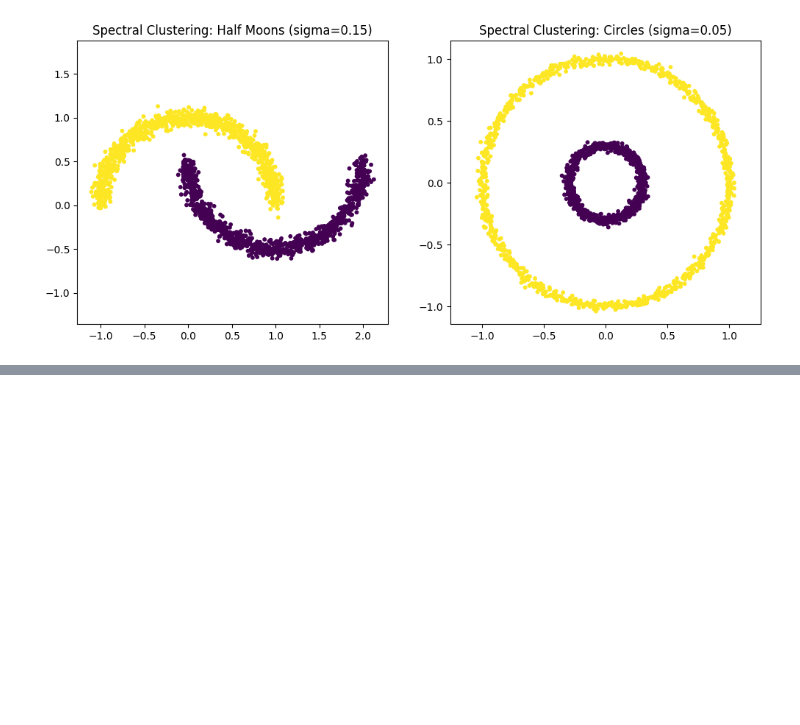
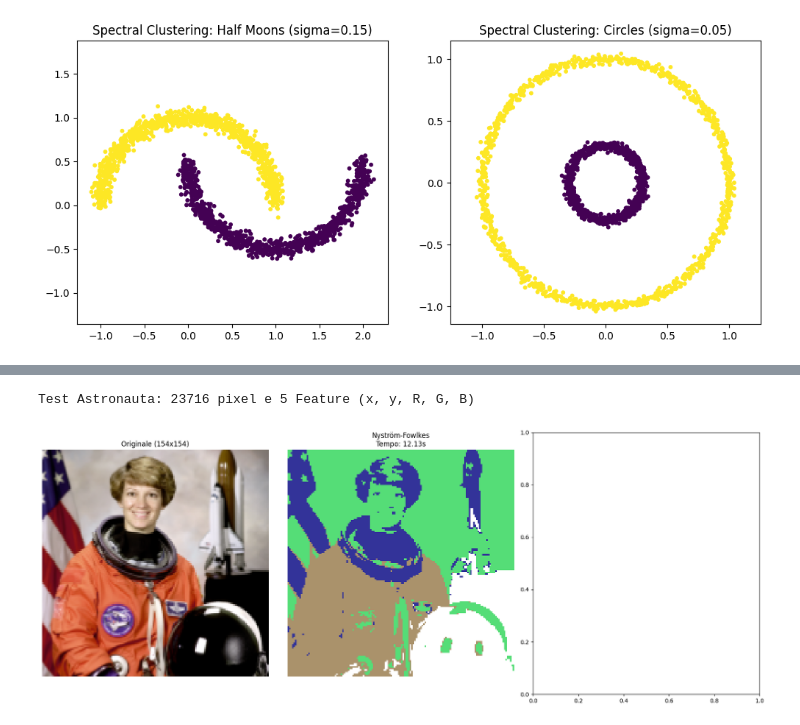
Before and after one commit to giorgiozoccatelli/ComputationalLinearAlgebra, a Jupyter notebook: SpectralClustering/SpectralClustering.ipynb, the cells around one changed output, grey strips where cells are left out. Saved outputs shown, nothing was run; the diff lists cells and outputs as text; code cells hidden in the pictures; blank space fills up the shorter version.

```diff
--- a/SpectralClustering/SpectralClustering.ipynb
+++ b/SpectralClustering/SpectralClustering.ipynb
@@ -213,0 +267,70 @@ Standard Spectral    | 1.2069s | 1.0000
+# %%
+from skimage import data
+from sklearn.preprocessing import StandardScaler
+import time
+
+# 1. Carichiamo l'astronauta (immagine a colori)
+img_astro = data.astronaut()
+
+# Definiamo una scala che renda l'immagine "proibitiva" per il Dense
+# Con 0.15 abbiamo circa 11.500 pixel.
+# Per il Dense significa una matrice 11.500 x 11.500 (circa 1GB solo di RAM)
+scale_factor = 0.30
+img_res = rescale(img_astro, scale_factor, channel_axis=-1, anti_aliasing=True)
+rows, cols, dims = img_res.shape
+n_pixels = rows * cols
+
+# 2. Creazione Feature Vector (x, y, R, G, B)
+r_coords, c_coords = np.indices((rows, cols))
+X_astro = np.column_stack([
+    r_coords.ravel() * 1.5,
+    c_coords.ravel() * 1.5,
+    img_res[:,:,0].ravel() * 150, # Canale R
+    img_res[:,:,1].ravel() * 150, # Canale G
+    img_res[:,:,2].ravel() * 1500  # Canale B
+])
+
+X_scaled = StandardScaler().fit_transform(X_astro)
+
+print(f"Test Astronauta: {n_pixels} pixel e 5 Feature (x, y, R, G, B)")
+
+# 3. Esecuzione Nyström-Fowlkes
+# Usiamo n_clusters=4 per provare a separare: tuta, viso, sfondo scuro, bandiera/dettagli
+start_nyst = time.time()
+labels_nyst = nystrom_fowlkes_spectra_clustering(X_scaled, m=500, n_clusters=4, gamma=1.3)
+time_nyst = time.time() - start_nyst
+
+# 4. Esecuzione Spectral Dense (Tuo)
+'''print("Calcolo Dense in corso... (prepara la pazienza)")
+start_dense = time.time()
+try:
+    labels_dense = spectral_clustering_dense(X_scaled, n_clusters=4, sigma=0.8)
+    time_dense = time.time() - start_dense
+except MemoryError:
+    labels_dense = None
+    print("❌ Il metodo Dense è crashato!")'''
+
+# 5. Visualizzazione
+fig, ax = plt.subplots(1, 3, figsize=(18, 7))
+
+ax[0].imshow(img_res)
+ax[0].set_title(f"Originale ({rows}x{cols})")
+ax[0].axis('off')
+
+ax[1].imshow(labels_nyst.reshape(rows, cols), cmap='terrain')
+ax[1].set_title(f"Nyström-Fowlkes\nTempo: {time_nyst:.2f}s")
+ax[1].axis('off')
+
+'''if labels_dense is not None:
+    ax[2].imshow(labels_dense.reshape(rows, cols), cmap='terrain')
+    ax[2].set_title(f"Dense (Tuo)\nTempo: {time_dense:.2f}s")
+else:
+    ax[2].text(0.5, 0.5, "MEMORY ERROR", ha='center', va='center', color='red', fontsize=15)
+    ax[2].set_title("Dense (Tuo)")
+ax[2].axis('off')'''
+
+plt.tight_layout()
+plt.show()
+# %% [output]
+Test Astronauta: 23716 pixel e 5 Feature (x, y, R, G, B)
+[figure, added]
```
Also changed, not shown: parts of 7 cells of this notebook.
